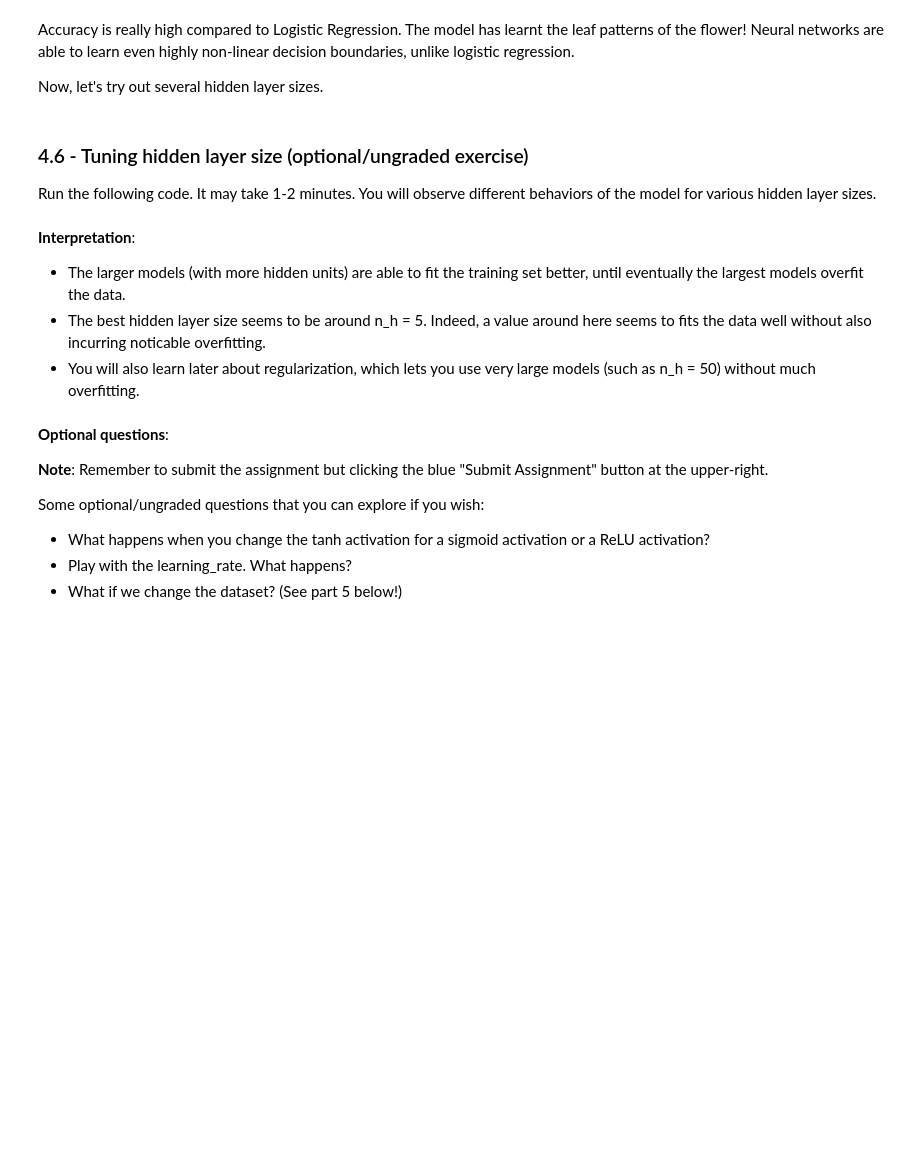
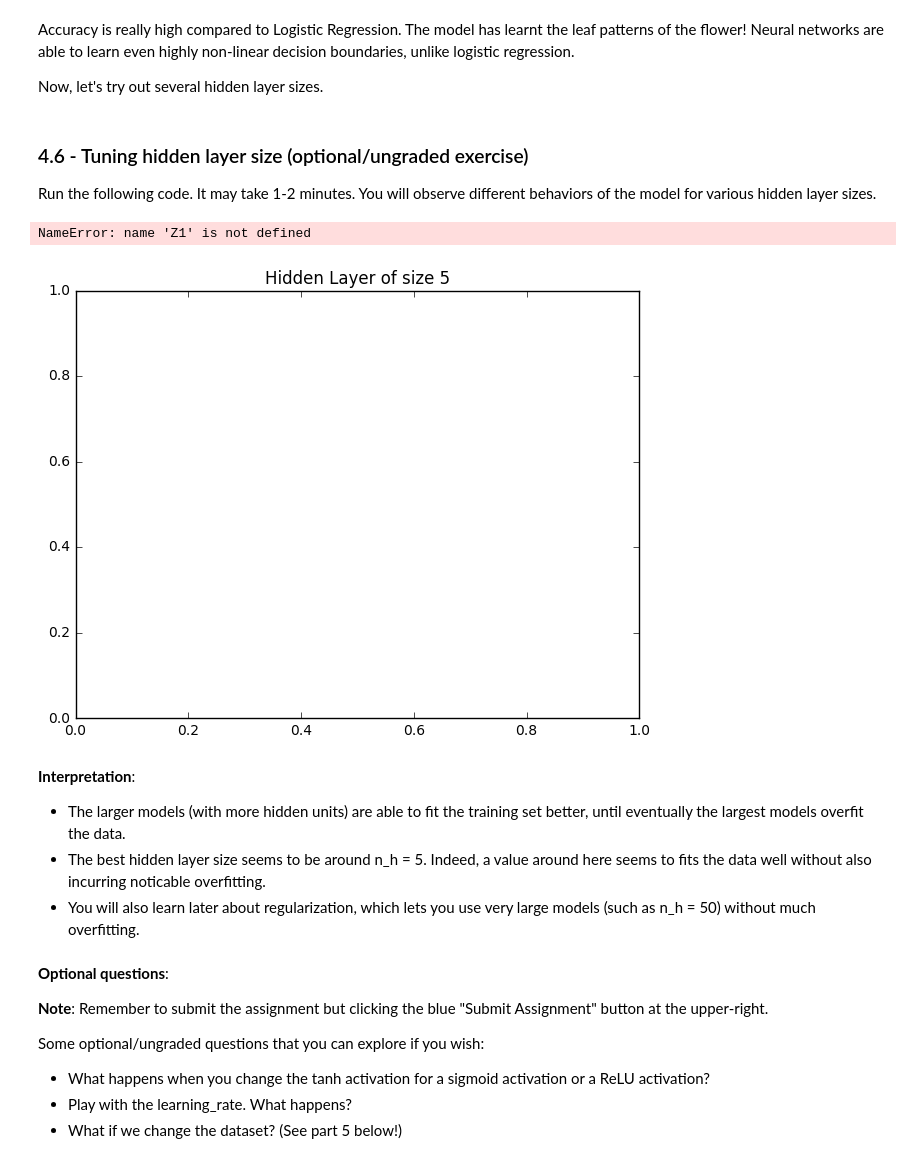
Before and after one commit to chris-bc/coursera-deep-learning-specialization, a Jupyter notebook: Week 3 Shallow Neural Nets/Planar+data+classification+with+one+hidden+layer+v3.ipynb, the cells around one changed output. Drawn from its saved outputs; the diff is of its cells as text; code cells hidden in the pictures; blank space fills up the shorter version.

Commit message:
Implement ReLU rather than tank activation function for hidden layer

```diff
--- a/Week 3 Shallow Neural Nets/Planar+data+classification+with+one+hidden+layer+v3.ipynb
+++ b/Week 3 Shallow Neural Nets/Planar+data+classification+with+one+hidden+layer+v3.ipynb
@@ -349,6 +349,8 @@ def forward_propagation(X, parameters):
     ### START CODE HERE ### (≈ 4 lines of code)
     Z1 = W1.dot(X) + b1
     A1 = np.tanh(Z1)
+    # Try a ReLU:
+    A1 = np.maximum(0, Z1)
     Z2 = W2.dot(A1) + b2
     A2 = sigmoid(Z2)
     ### END CODE HERE ###
@@ -508,6 +510,8 @@ def backward_propagation(parameters, cache, X, Y):
     dW2 = dZ2.dot(A1.T) / m
     db2 = np.sum(dZ2, axis=1, keepdims=True) / m
     dZ1 = W2.T.dot(dZ2) * (1 - np.power(A1, 2))
+    # Try a ReLU:
+    dZ1 = W2.T.dot(dZ2) * (cache["Z1"] > 0)
     dW1 = dZ1.dot(X.T) / m
     db1 = np.sum(dZ1, axis=1, keepdims=True) / m
     ### END CODE HERE ###
@@ -895,16 +899,19 @@ Run the following code. It may take 1-2 minutes. You will observe different beha
 # %%
 # This may take about 2 minutes to run
 
 plt.figure(figsize=(16, 32))
-hidden_layer_sizes = [1, 2, 3, 4, 5, 20, 50]
+hidden_layer_sizes = [5, 200, 500]
 for i, n_h in enumerate(hidden_layer_sizes):
     plt.subplot(5, 2, i+1)
     plt.title('Hidden Layer of size %d' % n_h)
     parameters = nn_model(X, Y, n_h, num_iterations = 5000)
     plot_decision_boundary(lambda x: predict(parameters, x.T), X, Y)
     predictions = predict(parameters, X)
     accuracy = float((np.dot(Y,predictions.T) + np.dot(1-Y,1-predictions.T))/float(Y.size)*100)
     print ("Accuracy for {} hidden units: {} %".format(n_h, accuracy))
+# %% [output]
+NameError: name 'Z1' is not defined
+[figure, added]
 # %% [markdown]
 **Interpretation**:
 - The larger models (with more hidden units) are able to fit the training set better, until eventually the largest models overfit the data.
```
